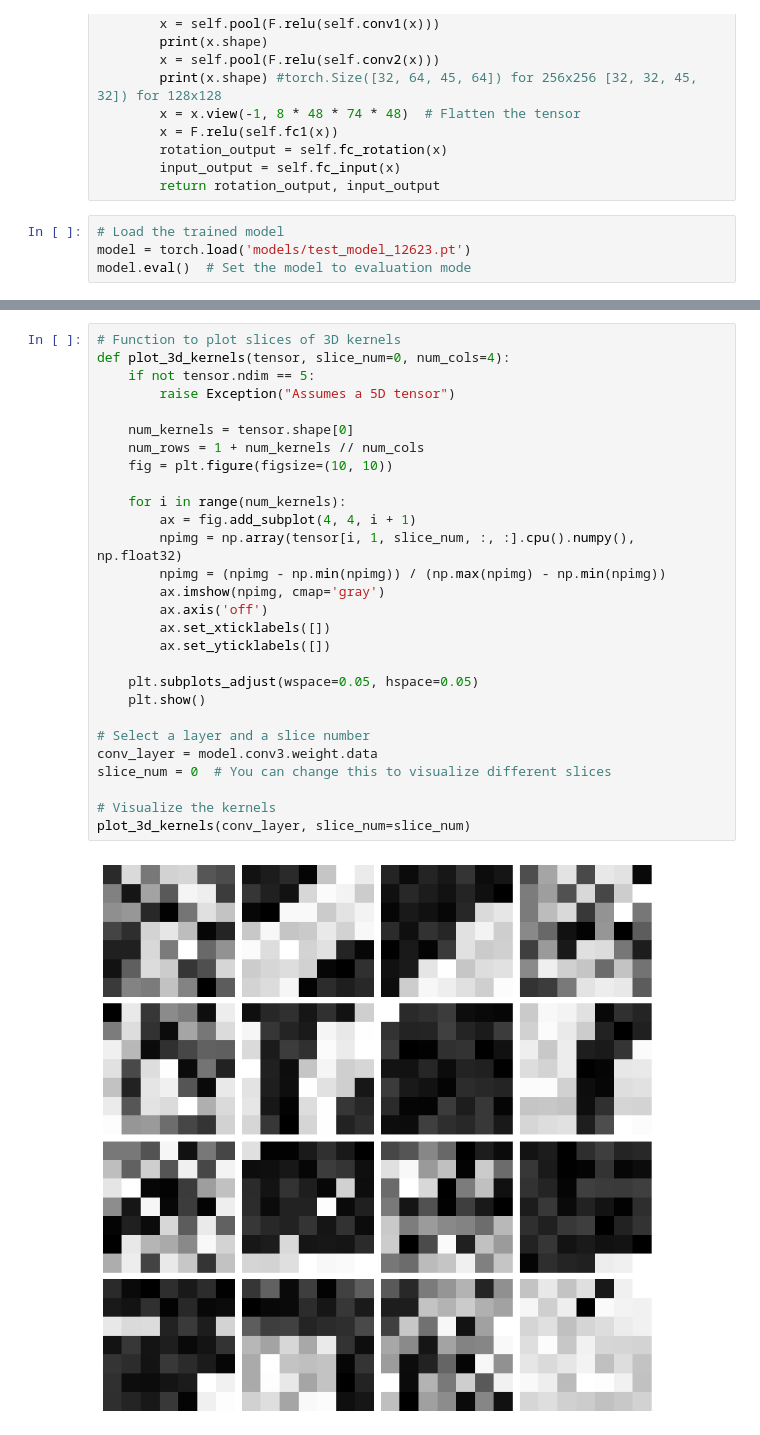
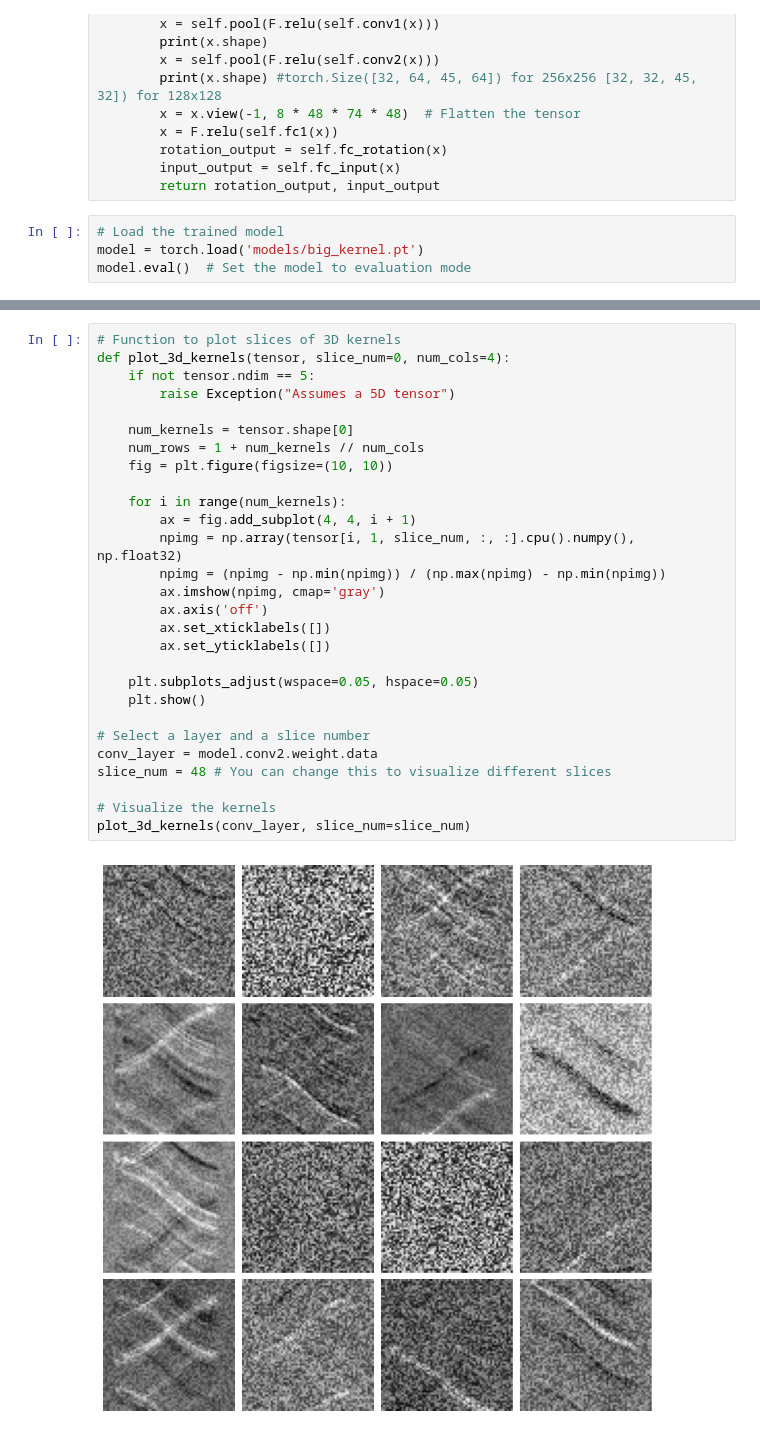
Before and after one commit to nghess/607-sensory-coding, a Jupyter notebook: inspect_kernels_3d.ipynb, the cells around one changed output, grey strips where cells are left out. Saved outputs shown, nothing was run; the diff lists cells and outputs as text.

```diff
--- a/inspect_kernels_3d.ipynb
+++ b/inspect_kernels_3d.ipynb
@@ -29,7 +27,7 @@ class Simple3DCNN(nn.Module):
         return rotation_output, input_output
 # %%
 # Load the trained model
-model = torch.load('models/test_model_12623.pt')
+model = torch.load('models/big_kernel.pt')
 model.eval()  # Set the model to evaluation mode
 # %% [output]
 Simple3DCNN(
@@ -44,30 +41,30 @@ Simple3DCNN(
 # %%
 # Function to plot slices of 3D kernels
 def plot_3d_kernels(tensor, slice_num=0, num_cols=4):
     if not tensor.ndim == 5:
         raise Exception("Assumes a 5D tensor")
 
     num_kernels = tensor.shape[0]
     num_rows = 1 + num_kernels // num_cols
     fig = plt.figure(figsize=(10, 10))
 
     for i in range(num_kernels):
         ax = fig.add_subplot(4, 4, i + 1)
         npimg = np.array(tensor[i, 1, slice_num, :, :].cpu().numpy(), np.float32)
         npimg = (npimg - np.min(npimg)) / (np.max(npimg) - np.min(npimg))
         ax.imshow(npimg, cmap='gray')
         ax.axis('off')
         ax.set_xticklabels([])
         ax.set_yticklabels([])
 
     plt.subplots_adjust(wspace=0.05, hspace=0.05)
     plt.show()
 
 # Select a layer and a slice number
-conv_layer = model.conv3.weight.data
-slice_num = 0  # You can change this to visualize different slices
+conv_layer = model.conv2.weight.data
+slice_num = 48 # You can change this to visualize different slices
 
 # Visualize the kernels
 plot_3d_kernels(conv_layer, slice_num=slice_num)
 # %% [output]
-[figure, old version]
+[figure, new version]
```
Also changed, not shown: parts of 2 cells of this notebook, 4 other files.
